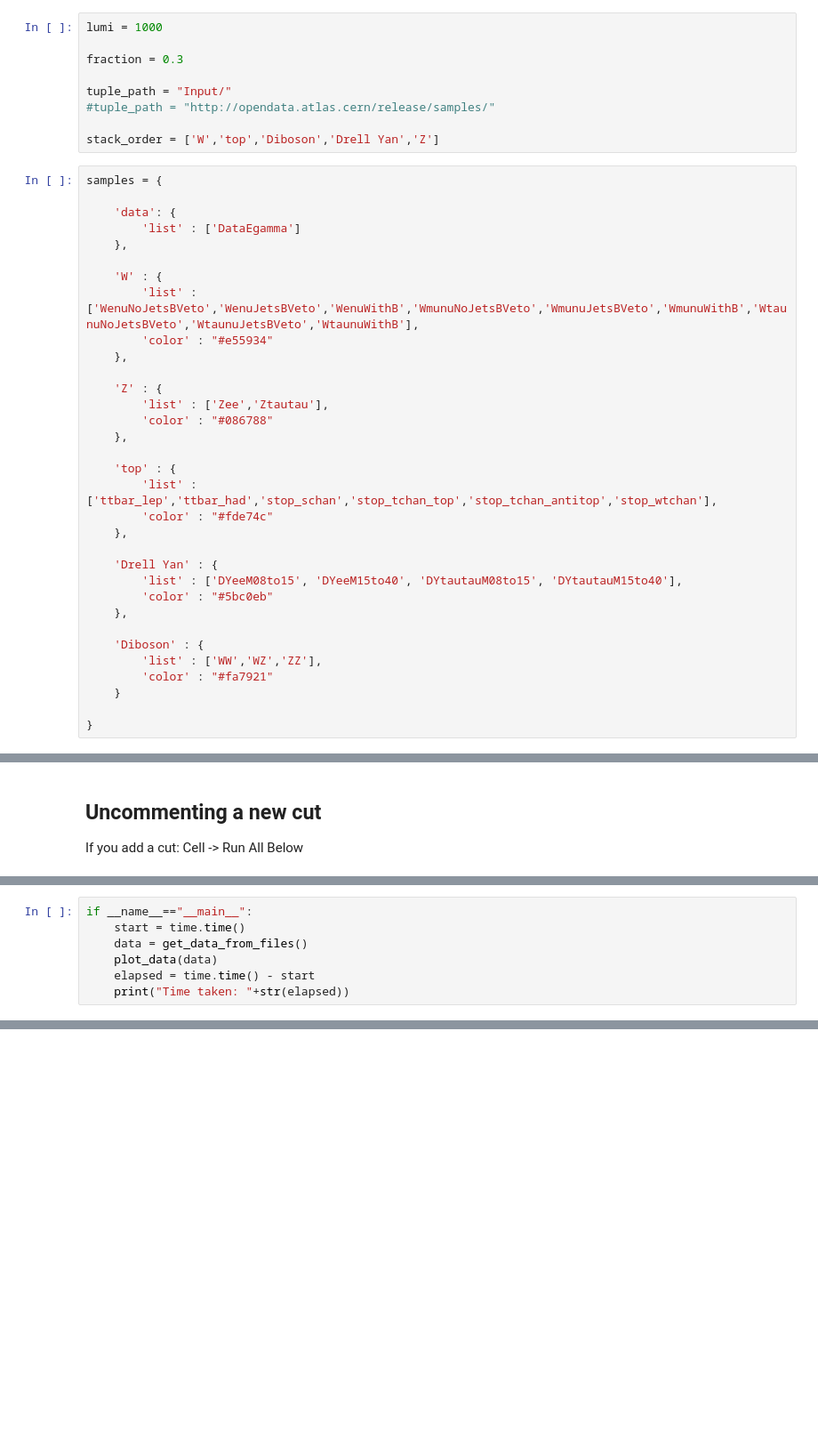
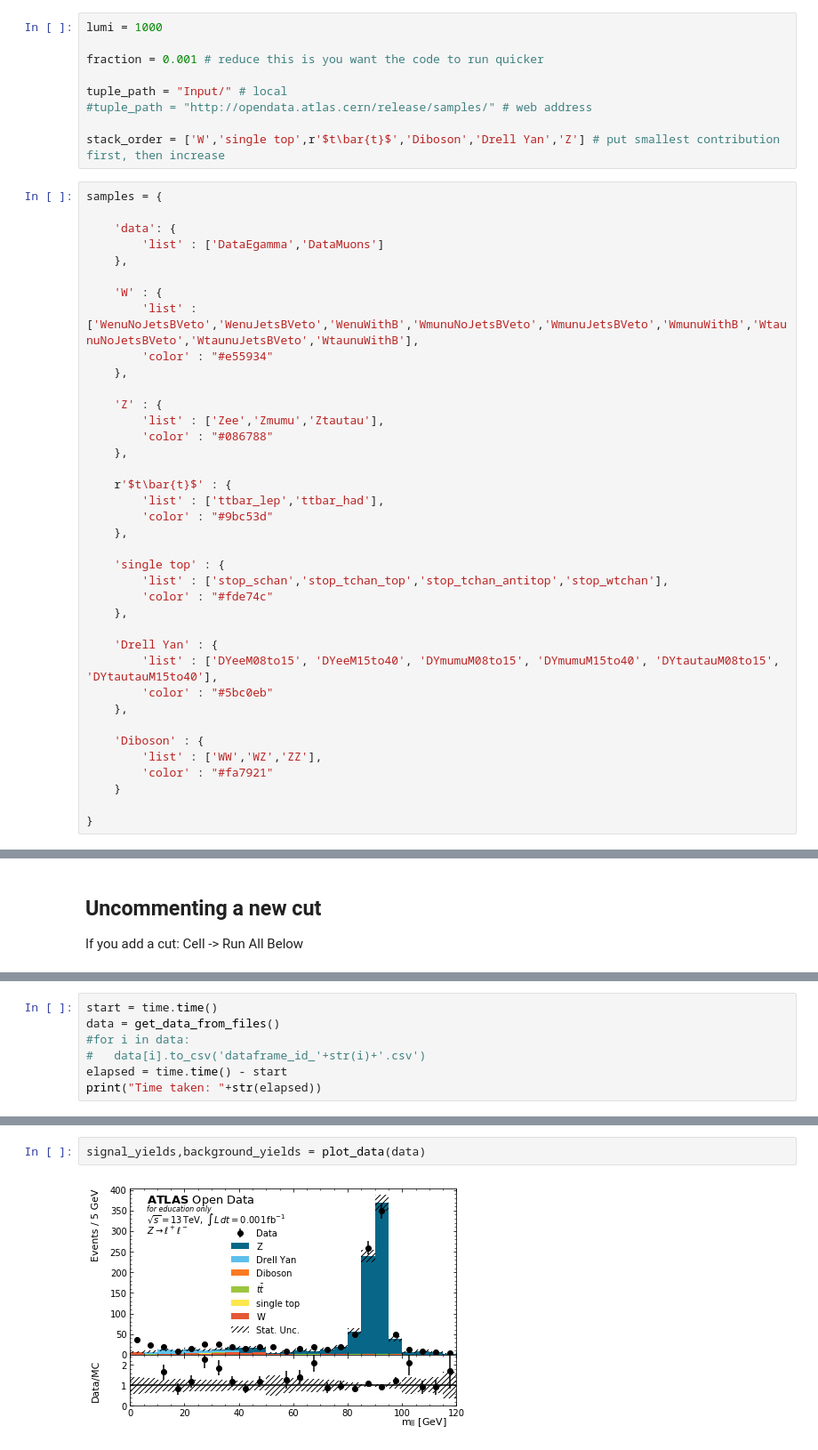
Before and after one commit to meevans1/How-to-rediscover-the-Z, a Jupyter notebook: How-to-rediscover-the-Z.ipynb, the cells around one changed output, grey strips where cells are left out. Shown at 89% size. Cells and saved outputs as stored; diff of their text form; blank space fills up the shorter version.

Commit message:
Unified plotting code

```diff
--- a/How-to-rediscover-the-Z.ipynb
+++ b/How-to-rediscover-the-Z.ipynb
@@ -56,17 +60,17 @@ import infofile
 # %%
 lumi = 1000
 
-fraction = 0.3
+fraction = 0.001 # reduce this is you want the code to run quicker
 
-tuple_path = "Input/"
-#tuple_path = "http://opendata.atlas.cern/release/samples/"
+tuple_path = "Input/" # local
+#tuple_path = "http://opendata.atlas.cern/release/samples/" # web address
 
-stack_order = ['W','top','Diboson','Drell Yan','Z']
+stack_order = ['W','single top',r'$t\bar{t}$','Diboson','Drell Yan','Z'] # put smallest contribution first, then increase
 # %%
 samples = {
 
     'data': {
-        'list' : ['DataEgamma']
+        'list' : ['DataEgamma','DataMuons']
     },
 
     'W' : {
@@ -75,17 +79,22 @@ samples = {
     },
 
     'Z' : {
-        'list' : ['Zee','Ztautau'],
+        'list' : ['Zee','Zmumu','Ztautau'],
         'color' : "#086788"
     },
 
-    'top' : {
-        'list' : ['ttbar_lep','ttbar_had','stop_schan','stop_tchan_top','stop_tchan_antitop','stop_wtchan'],
+    r'$t\bar{t}$' : {
+        'list' : ['ttbar_lep','ttbar_had'],
+        'color' : "#9bc53d"
+    },
+
+    'single top' : {
+        'list' : ['stop_schan','stop_tchan_top','stop_tchan_antitop','stop_wtchan'],
         'color' : "#fde74c"
     },
 
     'Drell Yan' : {
-        'list' : ['DYeeM08to15', 'DYeeM15to40', 'DYtautauM08to15', 'DYtautauM15to40'],
+        'list' : ['DYeeM08to15', 'DYeeM15to40', 'DYmumuM08to15', 'DYmumuM15to40', 'DYtautauM08to15', 'DYtautauM15to40'],
         'color' : "#5bc0eb"
     },
 
@@ -314,10 +241,10 @@ def plot_data(data):
 # %%
-if __name__=="__main__":
-    start = time.time()
-    data = get_data_from_files()
-    plot_data(data)
-    elapsed = time.time() - start
-    print("Time taken: "+str(elapsed))
+start = time.time()
+data = get_data_from_files()
+#for i in data:
+#   data[i].to_csv('dataframe_id_'+str(i)+'.csv')
+elapsed = time.time() - start
+print("Time taken: "+str(elapsed))
 # %% [output]
 data:
         Processing: DataEgamma
@@ -323,0 +425,4 @@ data:
+# %%
+signal_yields,background_yields = plot_data(data)
+# %% [output]
+[figure, added]
```
Also changed, not shown: parts of 10 cells of this notebook, 3 other files.
